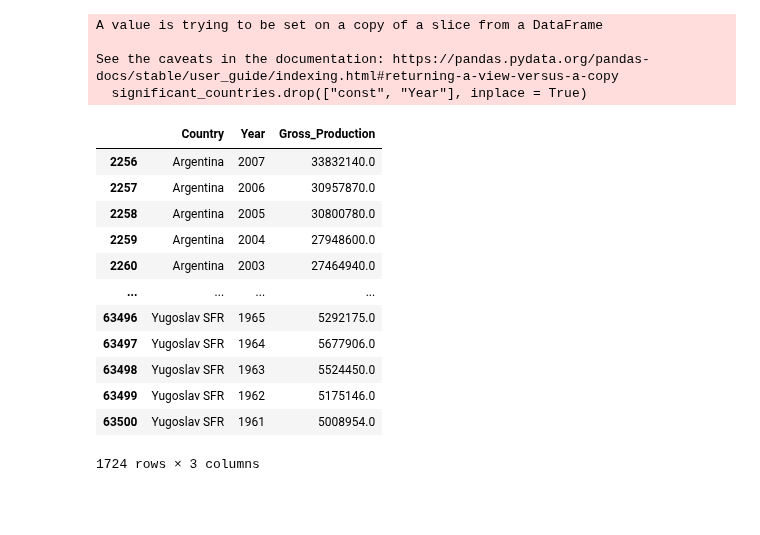
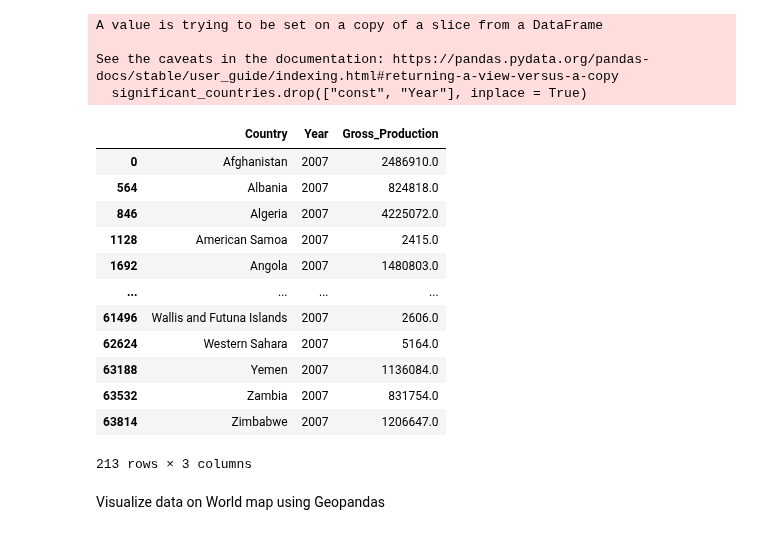
Before and after one commit to saumyasucharita/Agriculture-Data-Analysis, a Jupyter notebook: Multi-variate time series regression.ipynb, the cells around one changed output. Drawn from its saved outputs; the diff is of its cells as text; code cells hidden in the pictures; blank space fills up the shorter version.

Commit message:
Data visualization on world map using geopandas

```diff
--- a/Multi-variate time series regression.ipynb
+++ b/Multi-variate time series regression.ipynb
@@ -126,20 +129,25 @@ A value is trying to be set on a copy of a slice from a DataFrame
 See the caveats in the documentation: https://pandas.pydata.org/pandas-docs/stable/user_guide/indexing.html#returning-a-view-versus-a-copy
   significant_countries.drop(["const", "Year"], inplace = True)
 # %%
-flag = rel_data['Country'].isin(country_names)
-rel_data = rel_data[flag]
+#Filter data from the dataset where countries are significant countries
+# flag = rel_data['Country'].isin(country_names)
+# rel_data = rel_data[flag]
+# rel_data
+rel_data = rel_data[rel_data['Year'] == 2007]
 rel_data
 # %% [output]
 |  | Country | Year | Gross_Production |
-| 2256 | Argentina | 2007 | 33832140.0 |
-| 2257 | Argentina | 2006 | 30957870.0 |
-| 2258 | Argentina | 2005 | 30800780.0 |
-| 2259 | Argentina | 2004 | 27948600.0 |
-| 2260 | Argentina | 2003 | 27464940.0 |
+| 0 | Afghanistan | 2007 | 2486910.0 |
+| 564 | Albania | 2007 | 824818.0 |
+| 846 | Algeria | 2007 | 4225072.0 |
+| 1128 | American Samoa | 2007 | 2415.0 |
+| 1692 | Angola | 2007 | 1480803.0 |
 | ... | ... | ... | ... |
-| 63496 | Yugoslav SFR | 1965 | 5292175.0 |
-| 63497 | Yugoslav SFR | 1964 | 5677906.0 |
-| 63498 | Yugoslav SFR | 1963 | 5524450.0 |
-| 63499 | Yugoslav SFR | 1962 | 5175146.0 |
-| 63500 | Yugoslav SFR | 1961 | 5008954.0 |
+| 61496 | Wallis and Futuna Islands | 2007 | 2606.0 |
+| 62624 | Western Sahara | 2007 | 5164.0 |
+| 63188 | Yemen | 2007 | 1136084.0 |
+| 63532 | Zambia | 2007 | 831754.0 |
+| 63814 | Zimbabwe | 2007 | 1206647.0 |
-1724 rows × 3 columns
+213 rows × 3 columns
+# %% [markdown]
+Visualize data on World map using Geopandas
```
Also changed, not shown: parts of 7 cells of this notebook.
